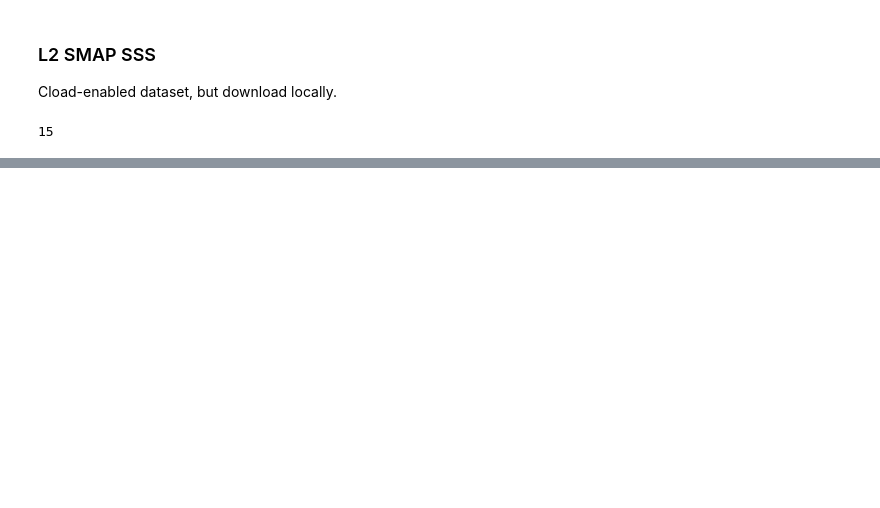
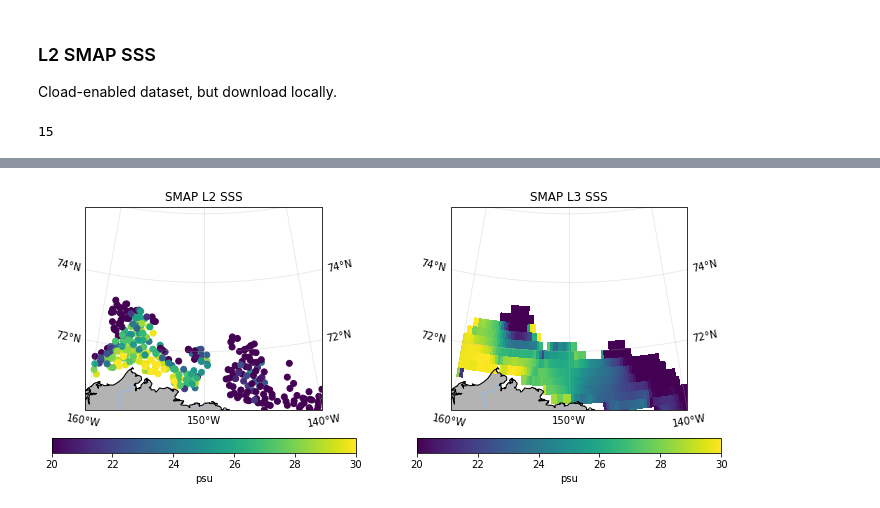
Before and after one commit to NASA-SASSIE/satellite, a Jupyter notebook: smap_beaufort_plots.ipynb, the cells around one changed output, grey strips where cells are left out. Drawn from its saved outputs; the diff is of its cells as text; code cells hidden in the pictures; blank space fills up the shorter version.

```diff
--- a/smap_beaufort_plots.ipynb
+++ b/smap_beaufort_plots.ipynb
@@ -328,30 +357,34 @@ fig = plt.figure(figsize=(12,5))
 ax1 = fig.add_subplot(121, projection=map_proj)
 sss_L2_img = ax1.scatter(smap_L2['lon'], smap_L2['lat'], c = smap_L2['sss'],
                         vmin=vax[0], vmax=vax[1],  # Set max and min values for plotting
                         cmap='viridis',   # shading='auto' to avoid warning
                         transform=ccrs.PlateCarree())  # coords are lat,lon but map if NPS
 ax1.set_title('SMAP L2 SSS')
 plt.colorbar(sss_L2_img, ax=ax1, orientation="horizontal", pad=0.1).set_label('psu')
 
 # ---------- L3 -------------
 ax2 = fig.add_subplot(122, projection=map_proj)
 sss_L3_img = ax2.pcolormesh(ds_smap_L3.longitude, ds_smap_L3.latitude, ds_smap_L3.smap_sss,
                         vmin=vax[0], vmax=vax[1],  # Set max and min values for plotting
                         cmap='viridis', shading='auto',   # shading='auto' to avoid warning
                         transform=ccrs.PlateCarree())  # coords are lat,lon but map if NPS
 ax2.set_title('SMAP L3 SSS')
 plt.colorbar(sss_L3_img, ax=ax2, orientation="horizontal", pad=0.1).set_label('psu')
 
 
 #  ----- map stuff: same for both plots
 for ax in [ax1, ax2]:
     ax.coastlines(color='none')  # coastline
     ax.set_extent(extent, crs=crs)
     gl = ax.gridlines(draw_labels=True, dms=True, x_inline=False, y_inline=False, alpha=0.3)
     # land color
     ax.add_feature(cartopy.feature.LAND , facecolor=landcolor)
+    ax.coastlines('10m')
+    ax.add_feature(cartopy.feature.RIVERS)
     # ticks
     gl.ylocator = mticker.FixedLocator(yticks)
     gl.xlocator = mticker.FixedLocator(xticks)
     gl.top_labels = False
     gl.bottom_labels = True
+# %% [output]
+[figure, added]
```
Also changed, not shown: parts of 5 cells of this notebook.
